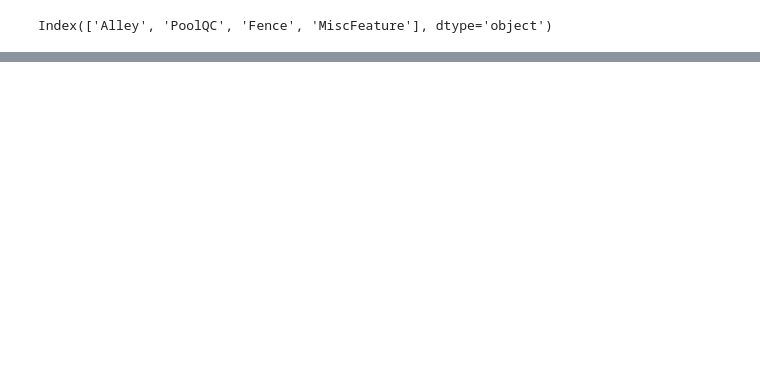
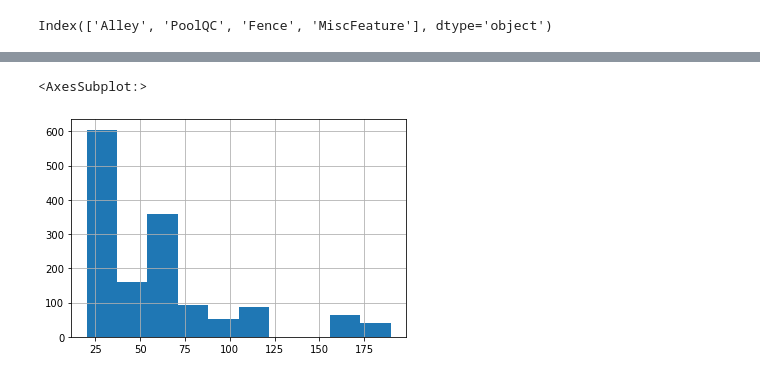
Before and after one commit to tosif91/machine_learning, a Jupyter notebook: basics/EDA_housing.ipynb, the cells around one changed output, grey strips where cells are left out. Cells and saved outputs as stored; diff of their text form; code cells hidden in the pictures; blank space fills up the shorter version.

```diff
--- a/basics/EDA_housing.ipynb
+++ b/basics/EDA_housing.ipynb
@@ -85,0 +143,5 @@ df.describe()
+# %%
+df.mssubclass.hist()
+# %% [output]
+<AxesSubplot:>
+[figure, added]
```
Also changed, not shown: parts of 40 cells of this notebook.
